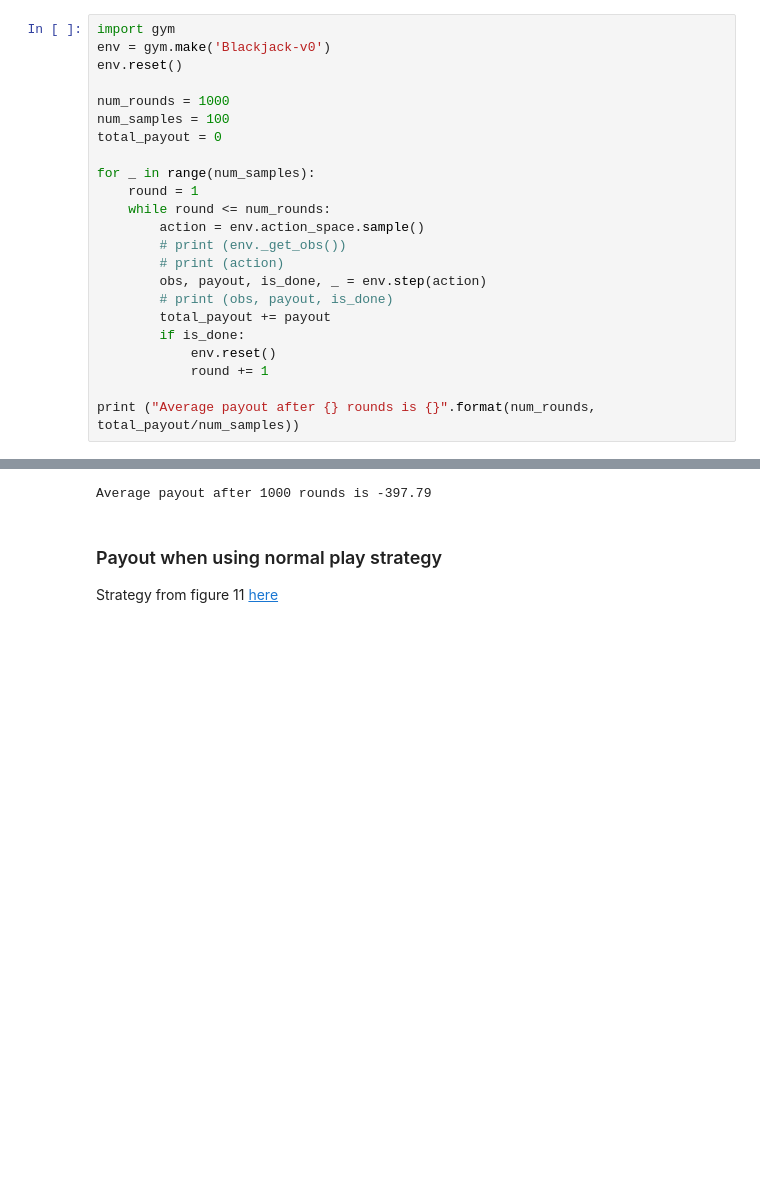
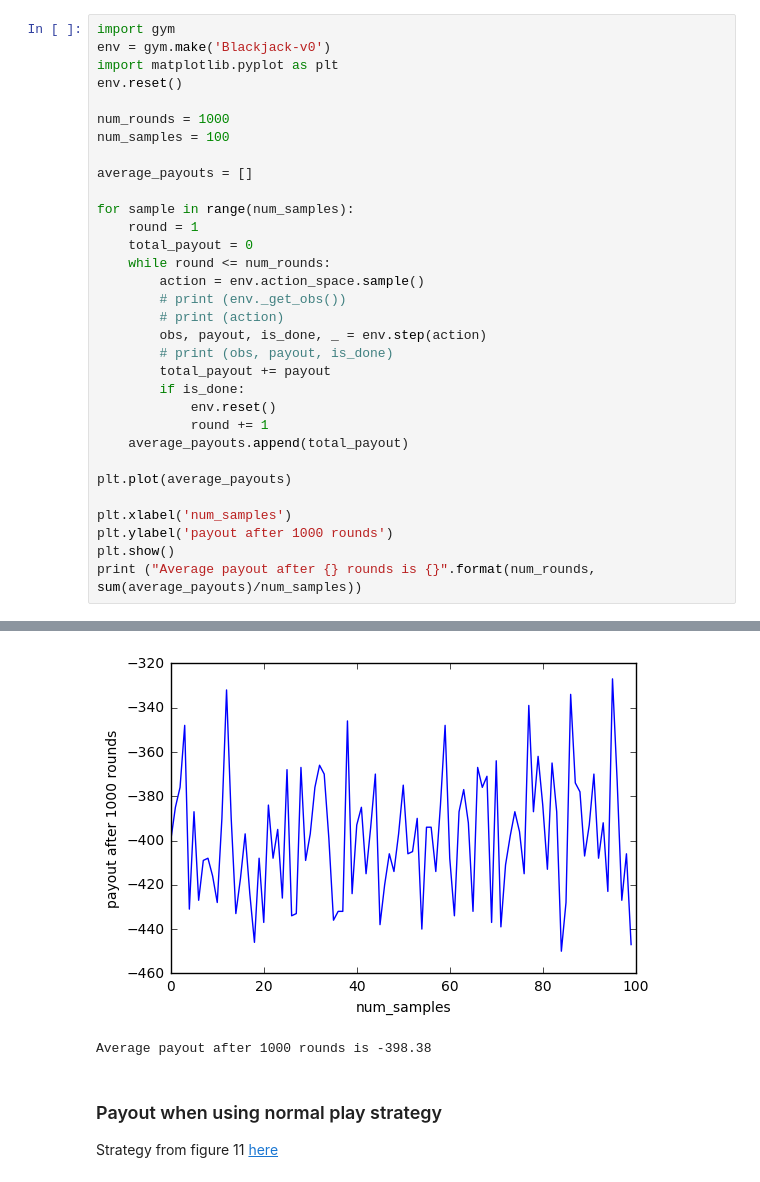
Before and after one commit to Pradhyo/blackjack, a Jupyter notebook: blackjack.ipynb, the cells around one changed output, grey strips where cells are left out. Drawn from its saved outputs; the diff is of its cells as text; blank space fills up the shorter version.

Commit message:
plot payout over num of episodes

```diff
--- a/blackjack.ipynb
+++ b/blackjack.ipynb
@@ -3,14 +5,17 @@
 # %%
 import gym
 env = gym.make('Blackjack-v0')
+import matplotlib.pyplot as plt
 env.reset()
 
 num_rounds = 1000
 num_samples = 100
-total_payout = 0
 
-for _ in range(num_samples):
+average_payouts = []
+
+for sample in range(num_samples):
     round = 1
+    total_payout = 0
     while round <= num_rounds:
         action = env.action_space.sample()
         # print (env._get_obs())
@@ -21,6 +26,12 @@ for _ in range(num_samples):
         if is_done:
             env.reset()
             round += 1
+    average_payouts.append(total_payout)
 
-print ("Average payout after {} rounds is {}".format(num_rounds, total_payout/num_samples))
+plt.plot(average_payouts)
+
+plt.xlabel('num_samples')
+plt.ylabel('payout after 1000 rounds')
+plt.show()
+print ("Average payout after {} rounds is {}".format(num_rounds, sum(average_payouts)/num_samples))
 # %% [output]
@@ -28,4 +39,5 @@ print ("Average payout after {} rounds is {}".format(num_rounds, total_payout/nu
+[figure, added]
-Average payout after 1000 rounds is -397.79
+Average payout after 1000 rounds is -398.38
 # %% [markdown]
 ### Payout when using normal play strategy
 Strategy from figure 11 [here](https://pdfs.semanticscholar.org/e1dd/06616e2d18179da7a3643cb3faab95222c8b.pdf)
```
Also changed, not shown: parts of 9 cells of this notebook.
